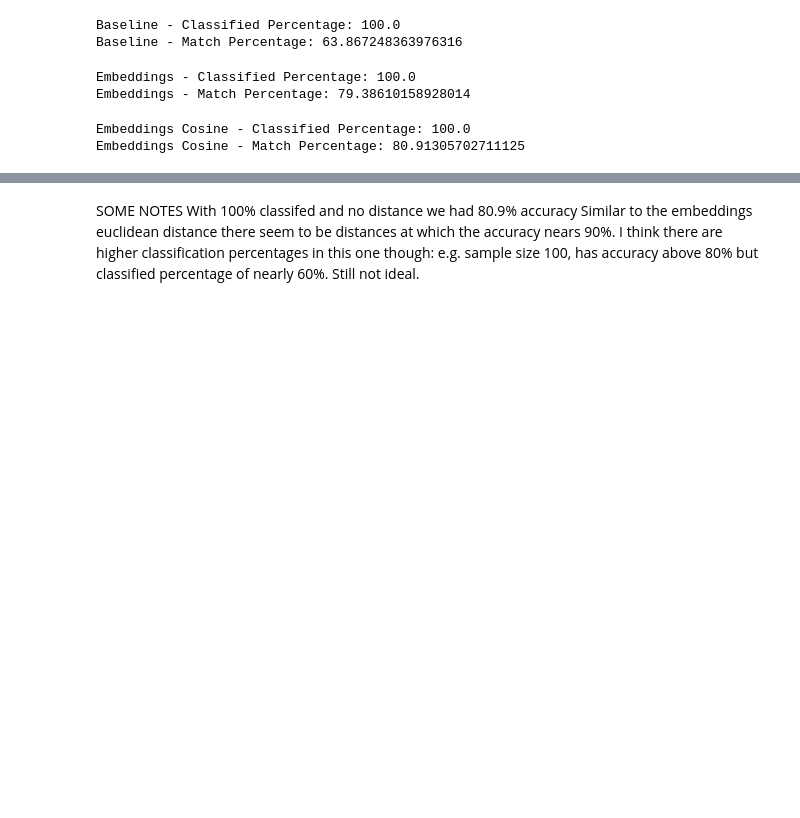
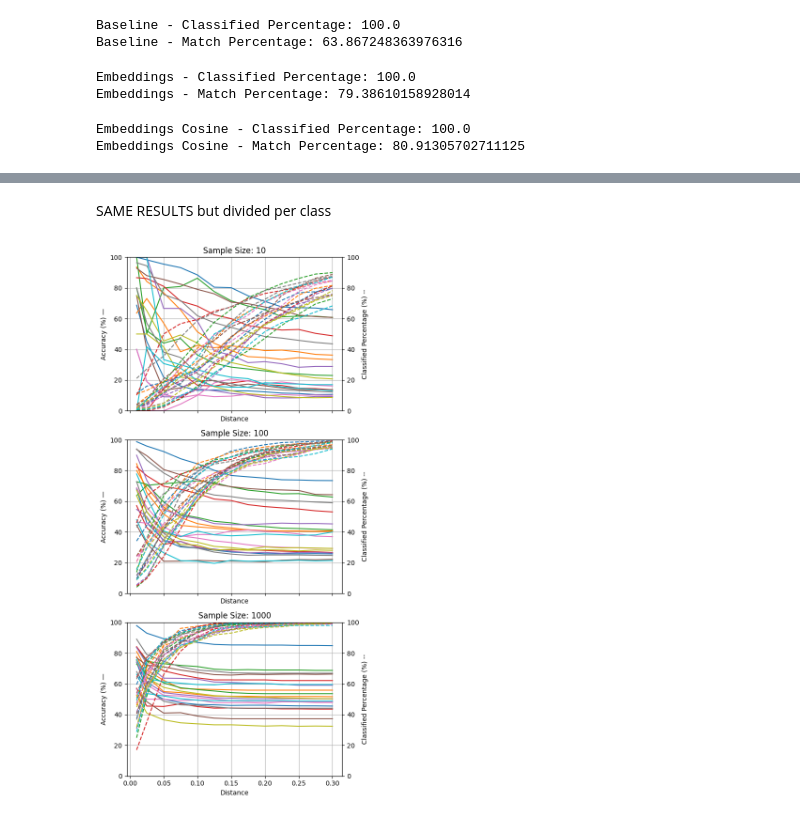
Before and after one commit to elliev7/partiii_research_project, a Jupyter notebook: fingerprinting/database.ipynb, the cells around one changed output, grey strips where cells are left out. Cells and saved outputs as stored; diff of their text form; code cells hidden in the pictures; blank space fills up the shorter version.

```diff
--- a/fingerprinting/database.ipynb
+++ b/fingerprinting/database.ipynb
@@ -160,2 +45,9 @@ similarities = [0.9, 0.95, 0.99, 0.995]
+# %%
+samples = [10, 100, 1000]
+
+distances_baseline = [0.01, 0.025, 0.05, 0.075, 0.1, 0.125, 0.15, 0.175, 0.2, 0.225, 0.25, 0.275, 0.3]
+distances_embeddings = [0.1, 0.25, 0.5, 0.75, 1, 1.25, 1.5, 1.75, 2, 2.25, 2.5, 2.75, 3]
+similarities = [0.9, 0.91, 0.92, 0.93, 0.94, 0.95, 0.96, 0.97, 0.98, 0.99,
+                0.991, 0.992, 0.993, 0.994, 0.995, 0.996, 0.997, 0.998, 0.999]
 # %% [markdown]
 BASELINE plots using EUCLIDEAN DISTANCE
@@ -274,7 +101,7 @@ plot_results_by_sample_size(classified_results_embeddings_cosine, accuracy_resul
-# %% [markdown]
-SOME NOTES
-With 100% classifed and no distance we had 80.9% accuracy
-Similar to the embeddings euclidean distance there seem to be distances at which the accuracy nears 90%.
-I think there are higher classification percentages in this one though:
-    e.g. sample size 100, has accuracy above 80% but classified percentage of nearly 60%.
-Still not ideal.
+# %% [markdown]
+SAME RESULTS but divided per class
+# %%
+classified_results_baseline_per_class, accuracy_results_baseline_per_class = extract_results_per_class(vectors_baseline, labels_baseline, train_val_indices, test_indices, 'euclidean', 'distance', samples, distances_baseline)
+plot_results_by_sample_size_per_class(classified_results_baseline_per_class, accuracy_results_baseline_per_class, samples, distances_baseline)
+# %% [output]
+[figure, added]
```
Also changed, not shown: parts of 24 cells of this notebook, 2 other files.
